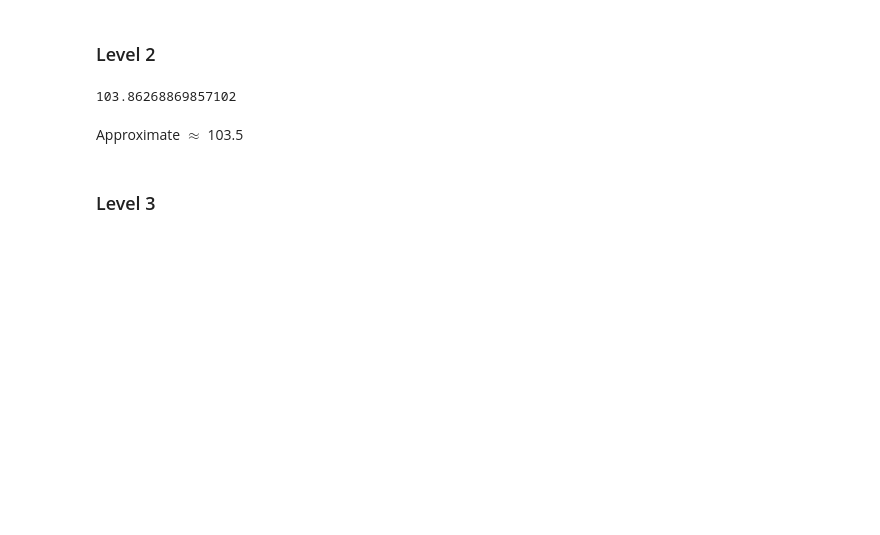
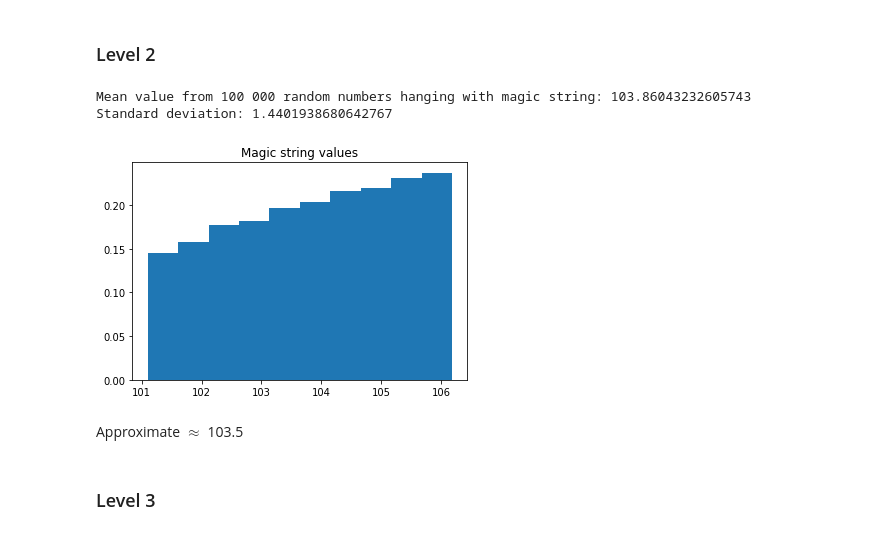
Before and after one commit to TrellixVulnTeam/INF368_65ZU, a Jupyter notebook: Weekly_Tasks/week2.ipynb, the cells around one changed output. Cells and saved outputs as stored; diff of their text form; code cells hidden in the pictures; blank space fills up the shorter version.

```diff
--- a/Weekly_Tasks/week2.ipynb
+++ b/Weekly_Tasks/week2.ipynb
@@ -25,14 +33,23 @@ Approximate $\approx$ 3.5
 # %%
 def m(x):
     return np.power(x, 1.5)
 
+
 def BT_Fredriksen_price(x):
     return 100 + 1.1*np.sqrt(m(x))
 
-hanging_magic_string_sum = np.mean(np.vectorize(lambda x: BT_Fredriksen_price(x))(monte_carlo_rand_num))
-print(hanging_magic_string_sum)
+values = np.vectorize(lambda x: BT_Fredriksen_price(x))(monte_carlo_rand_num)
+hanging_magic_string_sum = np.mean(values)
+std = np.std(values)
+print("Mean value from 100 000 random numbers hanging with magic string:",hanging_magic_string_sum)
+print("Standard deviation:", std)
+plt.hist(values, density=True)
+plt.title("Magic string values")
+plt.show()
 # %% [output]
-103.86268869857102
+Mean value from 100 000 random numbers hanging with magic string: 103.86043232605743
+Standard deviation: 1.4401938680642767
+[figure, added]
 # %% [markdown]
 Approximate $\approx$ 103.5
 # %% [markdown]
```
Also changed, not shown: parts of 10 cells of this notebook.
